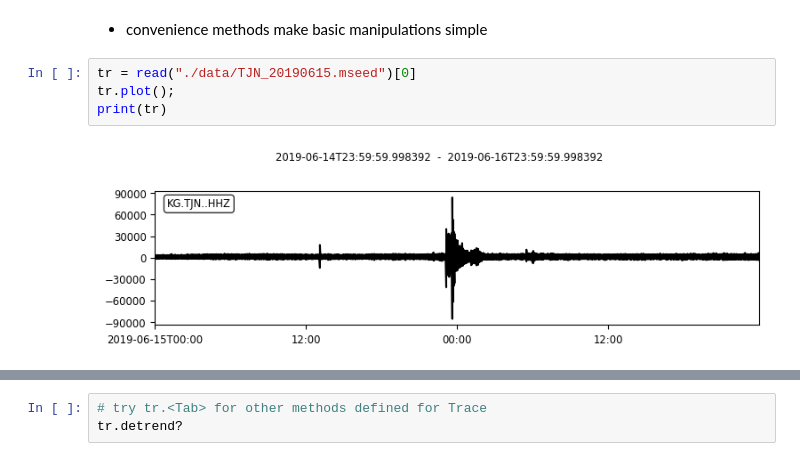
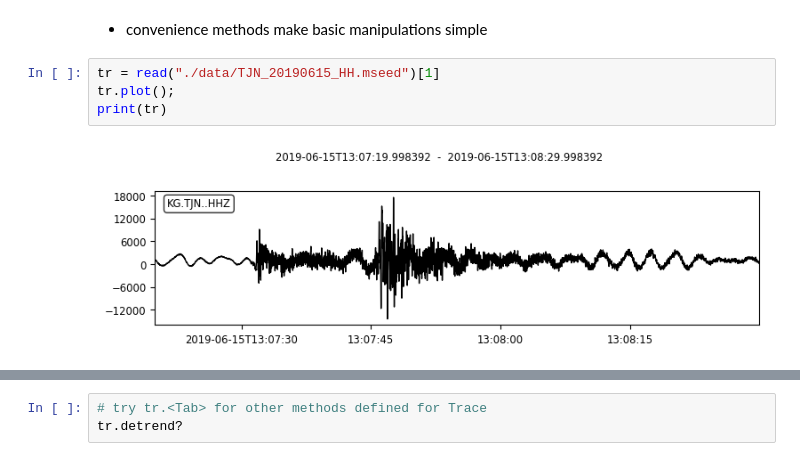
Before and after one commit to yunjeong-seong/kerc_obspy, a Jupyter notebook: 03_waveform_data.ipynb, the cells around one changed output, grey strips where cells are left out. Drawn from its saved outputs; the diff is of its cells as text.

```diff
--- a/03_waveform_data.ipynb
+++ b/03_waveform_data.ipynb
@@ -155,8 +160,8 @@ print(tr.stats.npts, "|", tr.stats.endtime)
 # %% [markdown]
 - convenience methods make basic manipulations simple
 # %%
-tr = read("./data/TJN_20190615.mseed")[0]
+tr = read("./data/TJN_20190615_HH.mseed")[1]
 tr.plot();
 print(tr)
 # %% [output]
-[figure, old version]
+[figure, new version]
```
Also changed, not shown: parts of 37 cells of this notebook, 2 other files.
